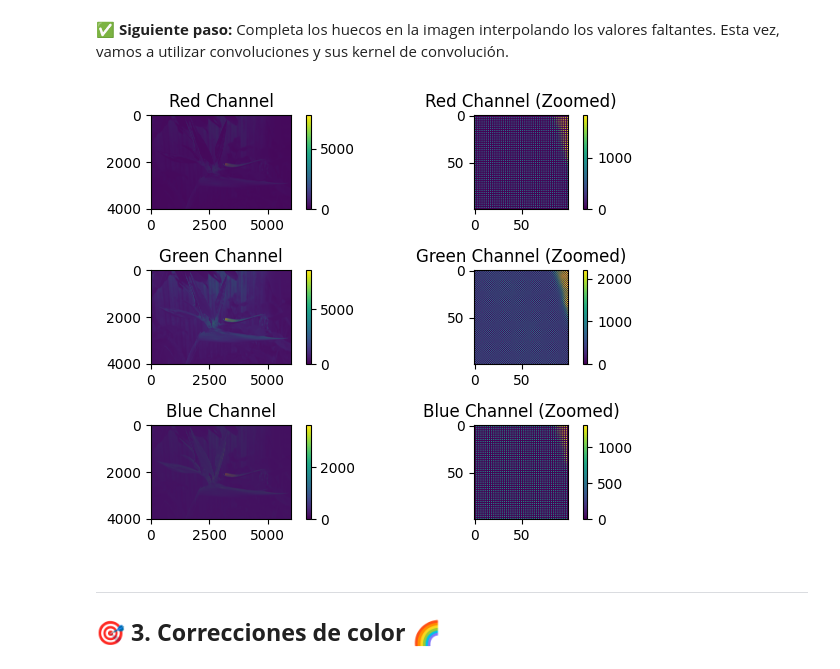
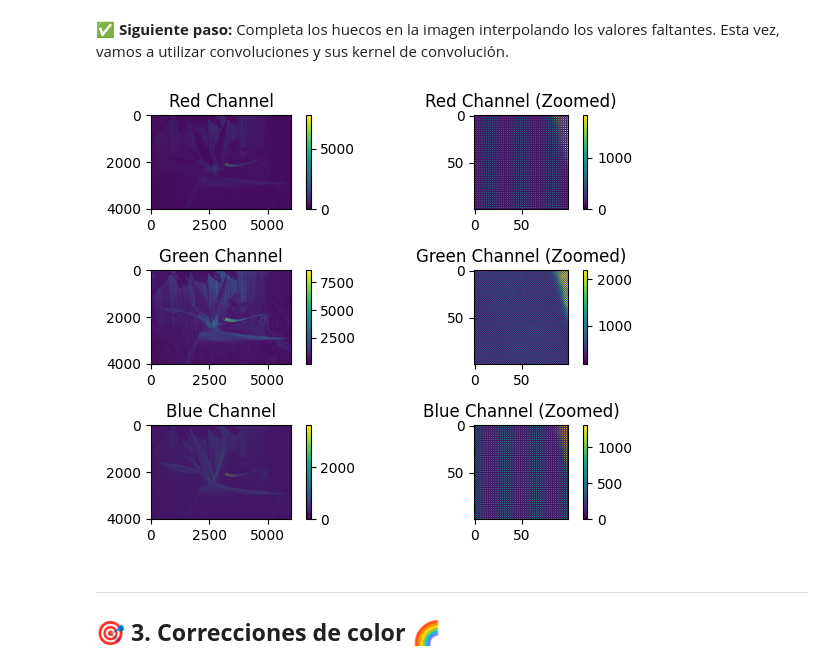
Before and after one commit to RLNicolas/Hands-on-Computer-Vision, a Jupyter notebook: sesiones/sesion2/Sesion2_1_Demosaicking.ipynb, the cells around one changed output. Cells and saved outputs as stored; diff of their text form; code cells hidden in the pictures.

```diff
--- a/sesiones/sesion2/Sesion2_1_Demosaicking.ipynb
+++ b/sesiones/sesion2/Sesion2_1_Demosaicking.ipynb
@@ -204,34 +204,34 @@ Esta vez, vamos a utilizar convoluciones y sus kernel de convolución.
 # %%
 # 🏆 Escribe aquí el código para completar los valores faltantes:
 
 #Filtro lineal para el canal verde
 G_KERNEL = np.array([[0,1,0],[1,0,1],[0,1,0]])
 
 #Filtro lineal para los canales azul y rojo (Note la diferencia)
 RB_KERNEL = np.array([[1,0,1],[0,0,0],[1,0,1]])
 
-r = convolve(r, RB_KERNEL, mode='nearest')
-b = convolve(b, RB_KERNEL, mode='nearest')
-g = convolve(g, G_KERNEL, mode='nearest')
+r = convolve(r, RB_KERNEL, mode='nearest') + r
+b = convolve(b, RB_KERNEL, mode='nearest') + b
+g = convolve(g, G_KERNEL, mode='nearest') + g
 
 channels = [r, g, b]
 titles = ['Red Channel', 'Green Channel', 'Blue Channel']
 
 for i, channel in enumerate(channels):
     plt.subplot(3, 2, 2*i + 1)
     plt.imshow(channel)
     plt.title(titles[i])
     plt.colorbar()
 
     plt.subplot(3, 2, 2*i + 2)
     plt.imshow(channel[310:410, 1405:1505])
     plt.title(f'{titles[i]} (Zoomed)')
     plt.colorbar()
 
 plt.tight_layout()
 plt.show()
 # %% [output]
-[figure, old version]
+[figure, new version]
 # %% [markdown]
 ---
 ## 🎯 **3. Correcciones de color** <a name="tema4"></a> 🌈
```
Also changed, not shown: parts of 4 cells of this notebook.
